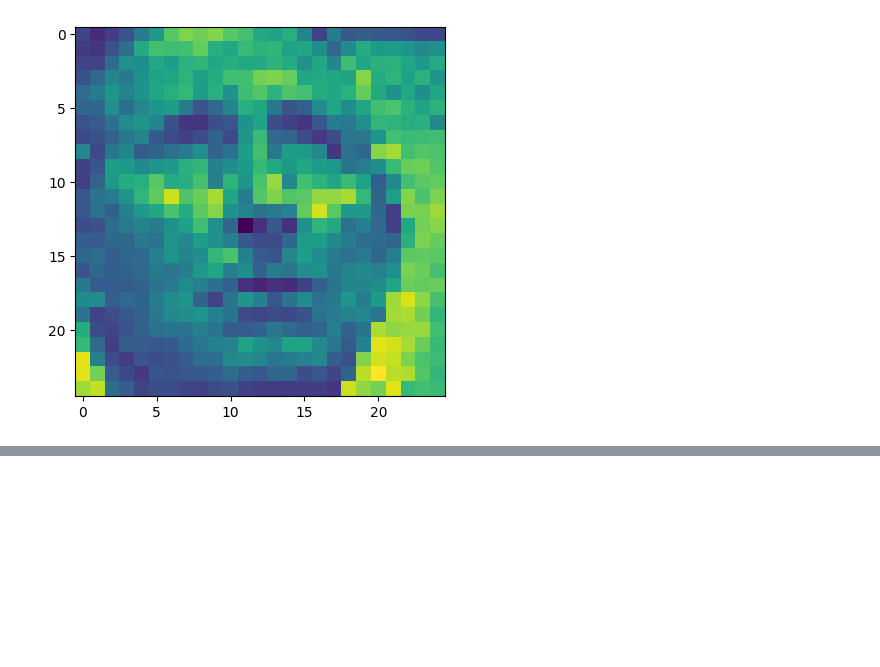
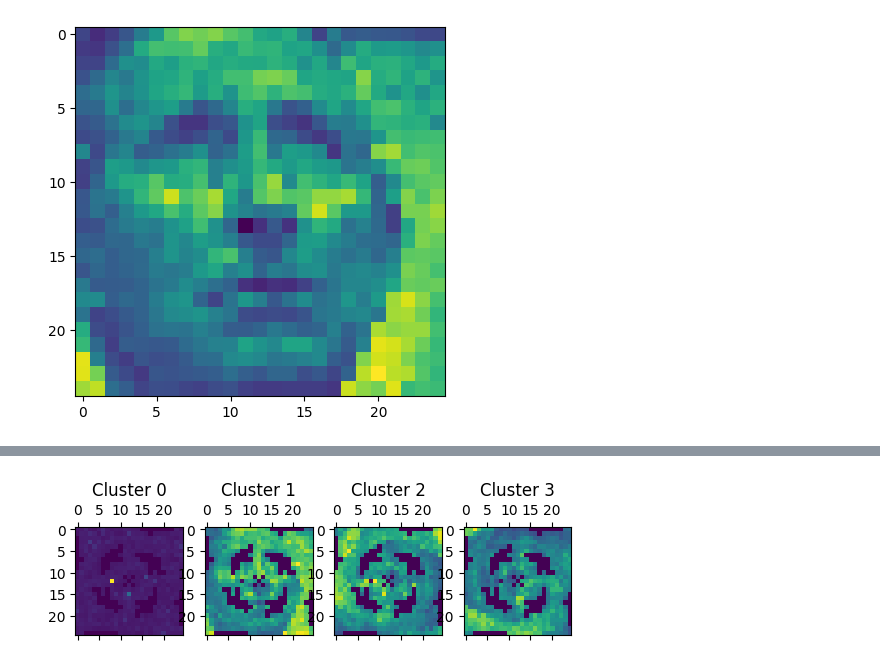
Before and after one commit to jtpotato/simc-2024, a Jupyter notebook: challenge_john_monash.ipynb, the cells around one changed output, grey strips where cells are left out. Saved outputs shown, nothing was run; the diff lists cells and outputs as text; code cells hidden in the pictures; blank space fills up the shorter version.

Commit message:
task 7 pt 2

```diff
--- a/challenge_john_monash.ipynb
+++ b/challenge_john_monash.ipynb
@@ -347,0 +350,19 @@ plt.imshow(np.rot90(task_7_final_image, 1))
+# %%
+task_7_averages = average_img(task_7_matrix)
+task_7_mean_row_col = np.mean(task_7_averages)
+task_7_std_dev = np.std(task_7_averages)
+
+# find number of pixels that are within 2 standard deviations of the mean
+count = 0
+indexes = []
+for index, p in enumerate(task_7_averages):
+    if p < task_7_mean_row_col - 1 * task_7_std_dev:
+        count += 1
+        indexes.append(index)
+# %%
+# set indexes to zero for each of the 100,000 images
+
+task_7_matrix_removed_outliers = task_7_matrix.copy()
+task_7_matrix_removed_outliers[:, indexes] = 0
+
+task_7_matrix_removed_outliers
@@ -347,0 +377,24 @@ plt.imshow(np.rot90(task_7_final_image, 1))
+# %%
+task_7_pca_2 = pca.fit_transform(task_7_matrix_removed_outliers)
+task_7_output_labels_2 = kmeans_7.fit_predict(task_7_pca_2)
+# %%
+task_7_sorting_2 = [[], [], [], []]
+
+for i in range(task_7_matrix_removed_outliers.shape[0]):
+    task_7_sorting_2[task_7_output_labels_2[i]].append(
+        task_7_matrix_removed_outliers[i]
+    )
+
+task_7_orientations_2 = []
+for i in range(4):
+    task_7_orientations_2.append(np.array(task_7_sorting_2[i]))
+# %%
+task_7_subplot_2, task_7_axes_2 = plt.subplots(1, 4)
+
+for i in range(4):
+    task_7_axes_2[i].matshow(
+        np.reshape(average_img(task_7_orientations_2[i]), (25, 25))
+    )
+    task_7_axes_2[i].set_title(f"Cluster {i}")
+# %% [output]
+[figure, added]
```
Also changed, not shown: parts of 3 cells of this notebook.
